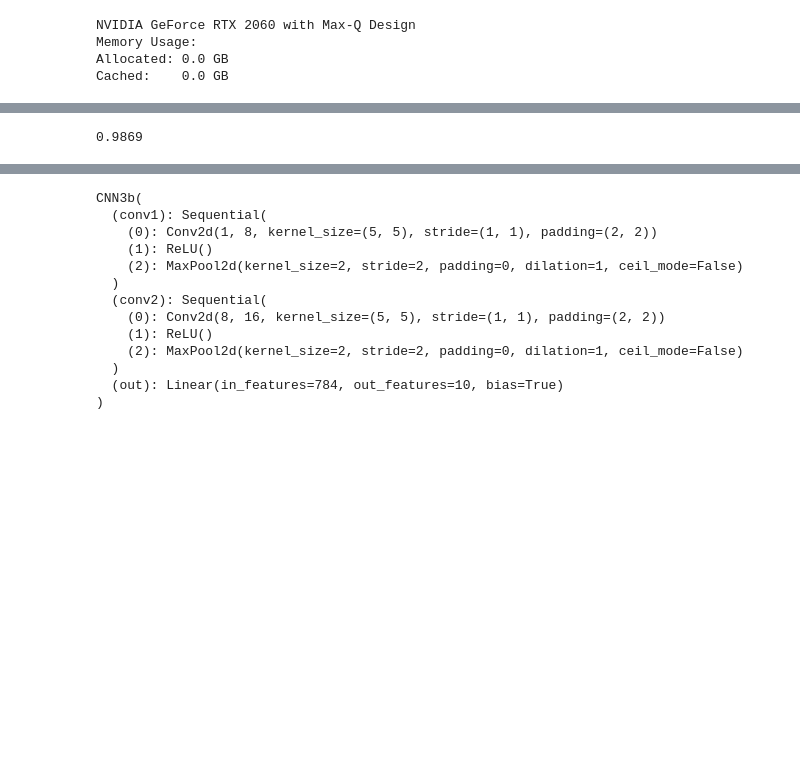
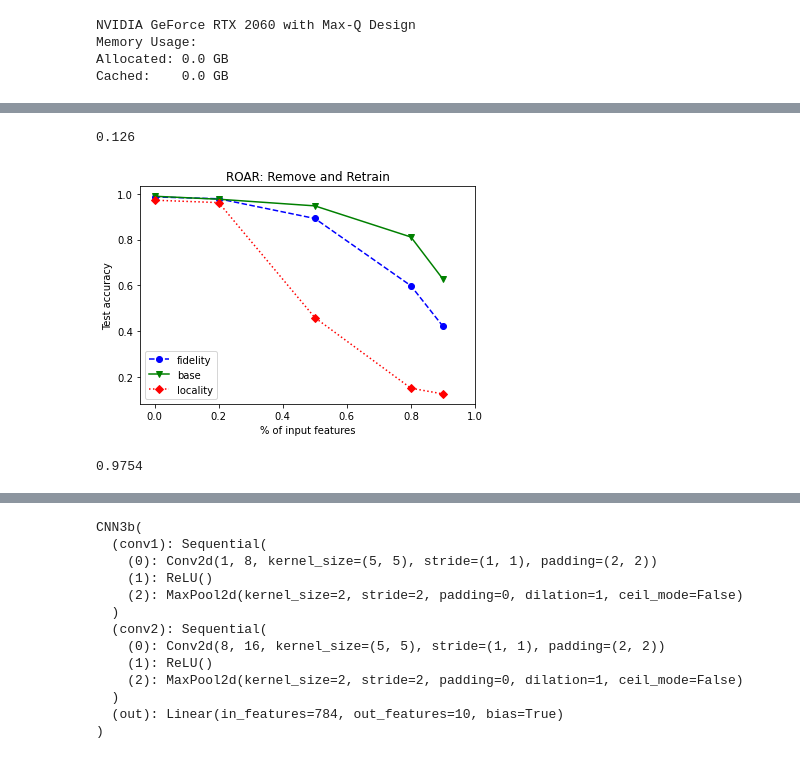
Before and after one commit to mikronco/xai-learning-constraints, a Jupyter notebook: model_training.ipynb, the cells around one changed output, grey strips where cells are left out. Saved outputs shown, nothing was run; the diff lists cells and outputs as text; code cells hidden in the pictures; blank space fills up the shorter version.

```diff
--- a/model_training.ipynb
+++ b/model_training.ipynb
@@ -57,0 +141,4 @@ Accuracy =  0.9904833333333334
+# %%
+accuracy(lmodel_roar10,loaders)
+# %% [output]
+0.126
@@ -58,4 +147,17 @@ Accuracy =  0.9904833333333334
+# %%
+plt.title("ROAR: Remove and Retrain")
+plt.plot([0, 0.2, 0.5, 0.8, 0.9], [0.986, 0.978, 0.892, 0.5982, 0.421], '--bo', label="fidelity")
+plt.plot([0, 0.2, 0.5, 0.8, 0.9], [0.989, 0.976, 0.947, 0.811, 0.627], '-gv', label="base")
+plt.plot([0, 0.2, 0.5, 0.8, 0.9], [0.9717, 0.9612, 0.4592, 0.1509, 0.126], ':rD', label="locality")
+plt.legend()
+plt.xticks(np.linspace(0, 1, 6))
+plt.ylabel("Test accuracy")
+plt.xlabel("% of input features")
+plt.savefig(r"C:\Users\unknown\Desktop\xai_projects\xai-learning-constraints\results\ROAR_curve_fid_base.png")
+plt.show()
+# %% [output]
+[figure, added]
 # %%
-accuracy(rmodel,loaders)
+accuracy(bmodel_roar,loaders)
 # %% [output]
-0.9869
+0.9754
```
Also changed, not shown: parts of 18 cells of this notebook, 3 other files.
